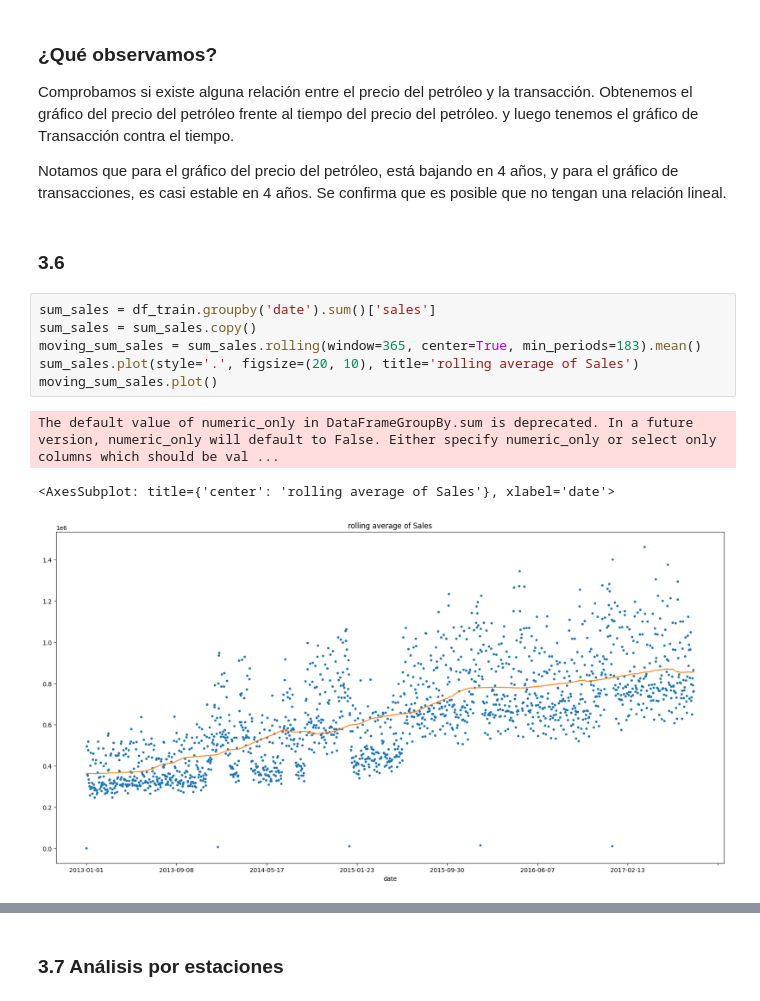
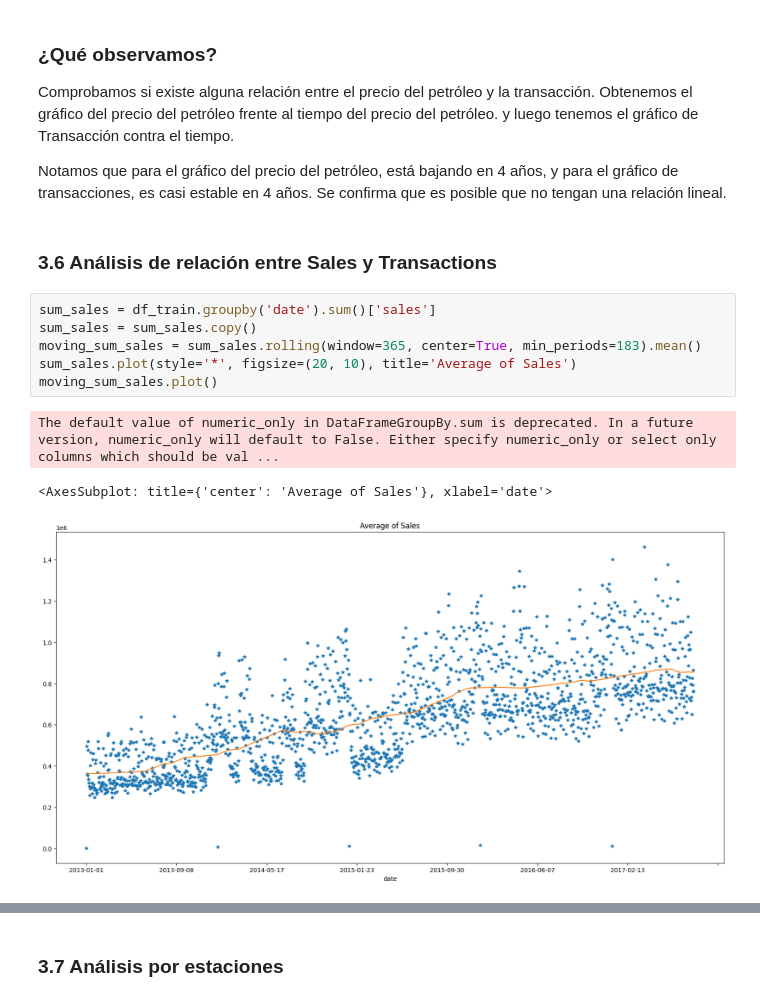
Before and after one commit to EmilianoV-TEC/Reto_TC3006C, a Jupyter notebook: avance-1-reto.ipynb, the cells around one changed output, grey strips where cells are left out. Saved outputs shown, nothing was run; the diff lists cells and outputs as text.

```diff
--- a/avance-1-reto.ipynb
+++ b/avance-1-reto.ipynb
@@ -285,14 +297,14 @@ Notamos que para el gráfico del precio del petróleo, está bajando en 4 años,
 y para el gráfico de transacciones, es casi estable en 4 años.
 Se confirma que es posible que no tengan una relación lineal.
 # %% [markdown]
-### 3.6
+### 3.6 Análisis de relación entre Sales y Transactions
 # %%
 sum_sales = df_train.groupby('date').sum()['sales']
 sum_sales = sum_sales.copy()
 moving_sum_sales = sum_sales.rolling(window=365, center=True, min_periods=183).mean()
-sum_sales.plot(style='.', figsize=(20, 10), title='rolling average of Sales')
+sum_sales.plot(style='*', figsize=(20, 10), title='Average of Sales')
 moving_sum_sales.plot()
 # %% [output]
 The default value of numeric_only in DataFrameGroupBy.sum is deprecated. In a future version, numeric_only will default to False. Either specify numeric_only or select only columns which should be val ...
-<AxesSubplot: title={'center': 'rolling average of Sales'}, xlabel='date'>
+<AxesSubplot: title={'center': 'Average of Sales'}, xlabel='date'>
-[figure, old version]
+[figure, new version]
```
Also changed, not shown: parts of 28 cells of this notebook.
